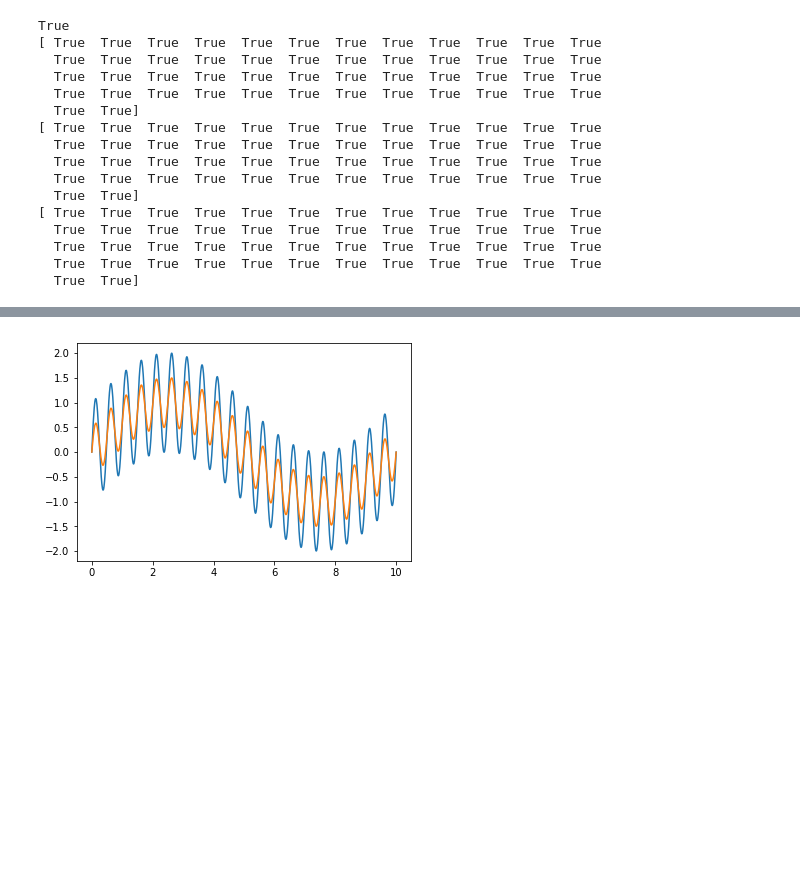
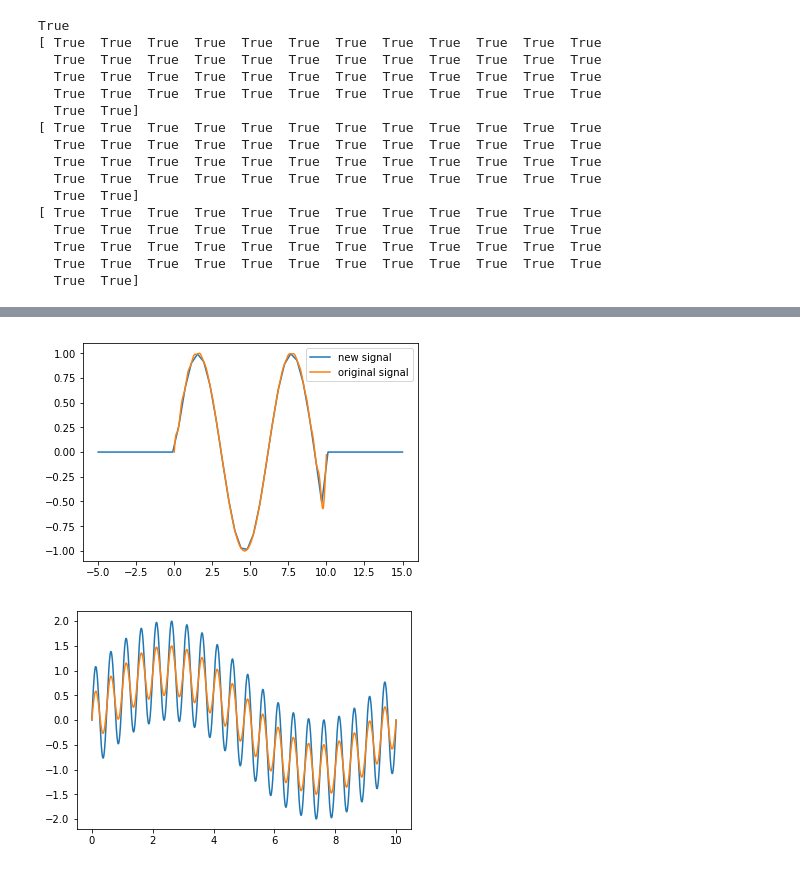
Before and after one commit to bhokansonfasig/pyrex, a Jupyter notebook: Code Examples.ipynb, the cells around one changed output, grey strips where cells are left out. Cells and saved outputs as stored; diff of their text form; code cells hidden in the pictures; blank space fills up the shorter version.

```diff
--- a/Code Examples.ipynb
+++ b/Code Examples.ipynb
@@ -85,3 +88,12 @@ True
+# %%
+new_times = np.linspace(-5, 15)
+new_signal = my_signal.with_times(new_times)
+plt.plot(new_signal.times, new_signal.values, label="new signal")
+plt.plot(my_signal.times, my_signal.values, label="original signal")
+plt.legend()
+plt.show()
+# %% [output]
+[figure, added]
 # %%
 def lowpass_filter(frequency):
     if frequency < 1:
```
Also changed, not shown: parts of 7 cells of this notebook, 5 other files.
